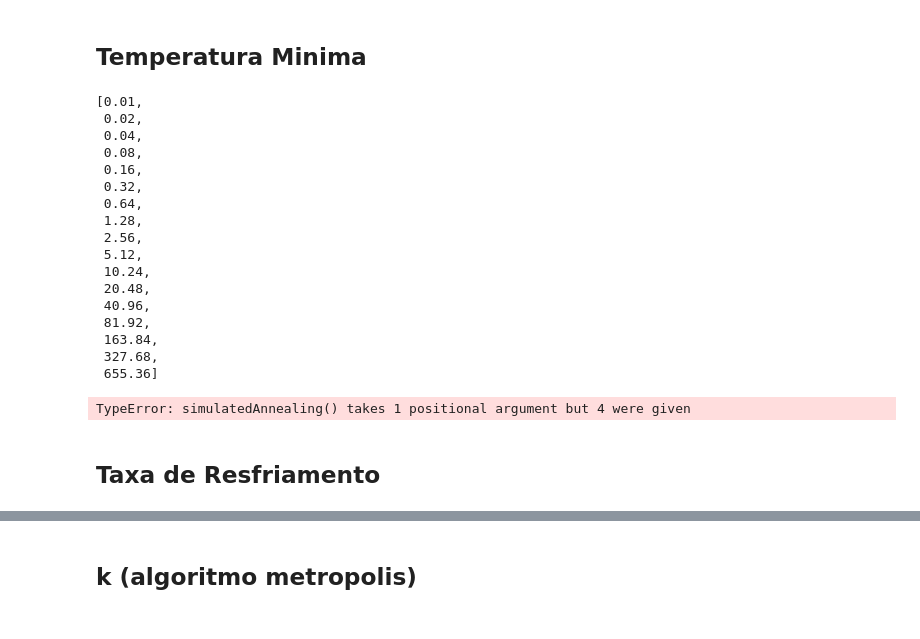
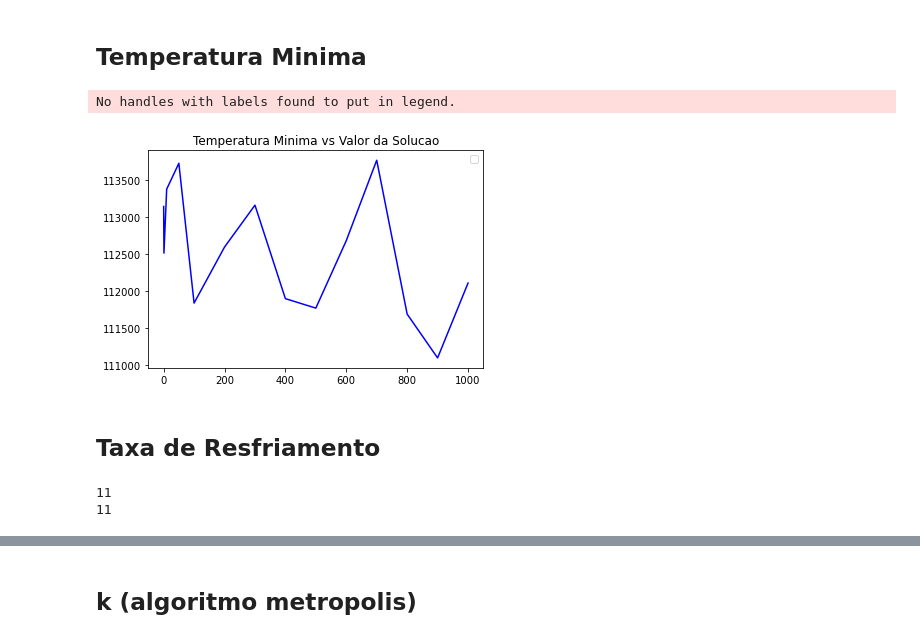
Before and after one commit to RiccoSoares/sAnnealing, a Jupyter notebook: plot.ipynb, the cells around one changed output, grey strips where cells are left out. Saved outputs shown, nothing was run; the diff lists cells and outputs as text; code cells hidden in the pictures.

```diff
--- a/plot.ipynb
+++ b/plot.ipynb
@@ -20,31 +9,19 @@ while cond:
-# %%
-min_temp
-# %% [output]
-[0.01,
- 0.02,
- 0.04,
- 0.08,
- 0.16,
- 0.32,
- 0.64,
- 1.28,
- 2.56,
- 5.12,
- 10.24,
- 20.48,
- 40.96,
- 81.92,
- 163.84,
- 327.68,
- 655.36]
+# %%
+sol_eval = []
+min_temp = [0.1,1,10,50,100,200,300,400,500,600,700,800,900,1000]
 # %%
 instance = va.readInstance(1)
-#greedy = greedySolution(instance)
-#print("Greedy solution: ", greedy.value)
-for n in min_temp:
-    solution = sa.simulatedAnnealing(instance, n, 0.9, 10)
+for temp in min_temp:
+    solution = sa.simulatedAnnealing(instance, temp, 0.9, 10)
     sol_eval.append(solution.value)
-# %% [output]
-TypeError: simulatedAnnealing() takes 1 positional argument but 4 were given
+# %%
+plt.plot(min_temp, sol_eval, 'b')
+plt.title('Temperatura Minima vs Valor da Solucao')
+plt.legend()
+plt.savefig('grafico1.png')
+plt.show()
+# %% [output]
+No handles with labels found to put in legend.
+[figure, added]
 # %% [markdown]
 ## Taxa de Resfriamento
@@ -50,0 +36,6 @@ TypeError: simulatedAnnealing() takes 1 positional argument but 4 were given
+# %%
+print(len(sol_eval))
+print(len(cooling_rate))
+# %% [output]
+11
+11
```
Also changed, not shown: parts of 8 cells of this notebook, 3 other files.
